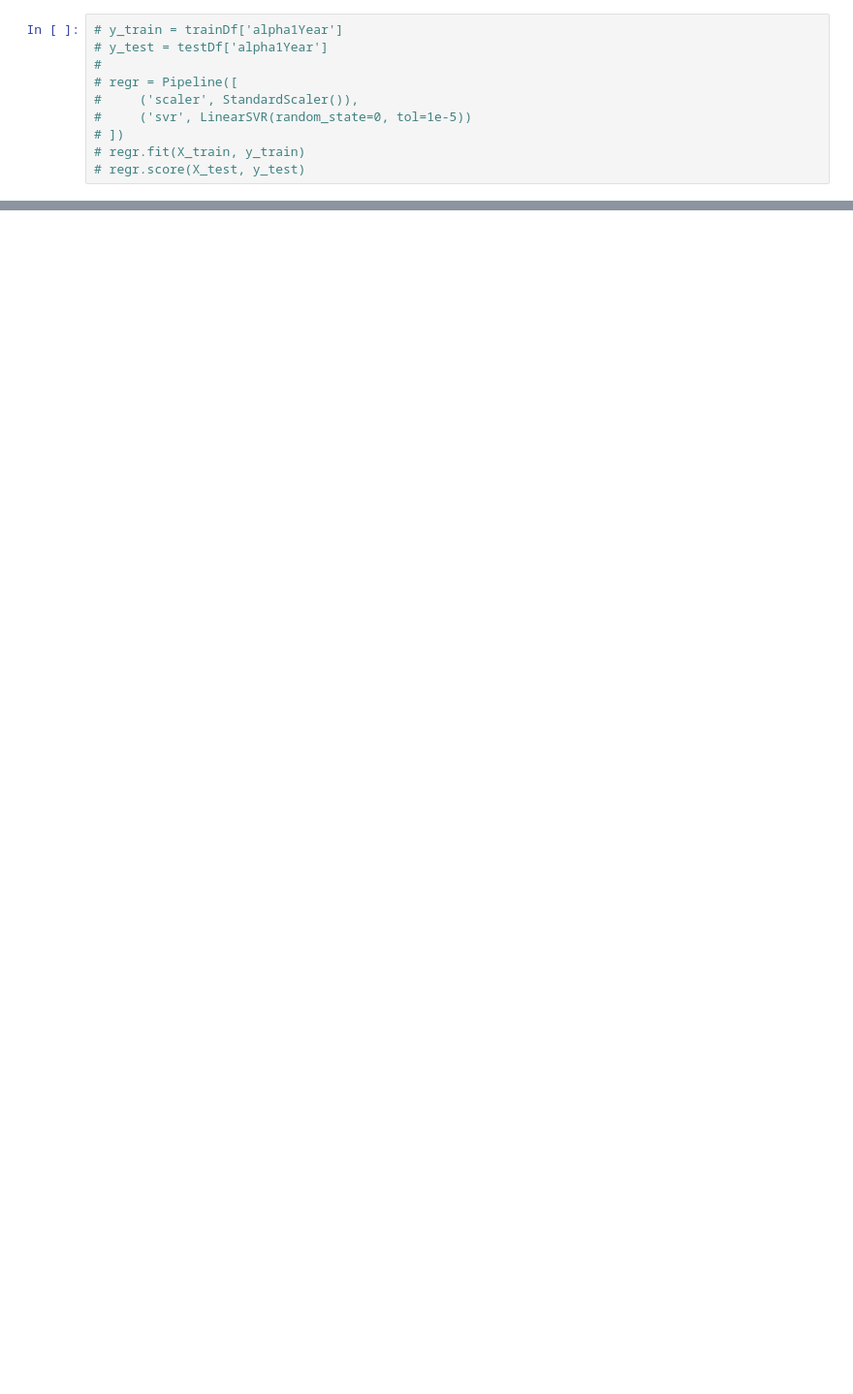
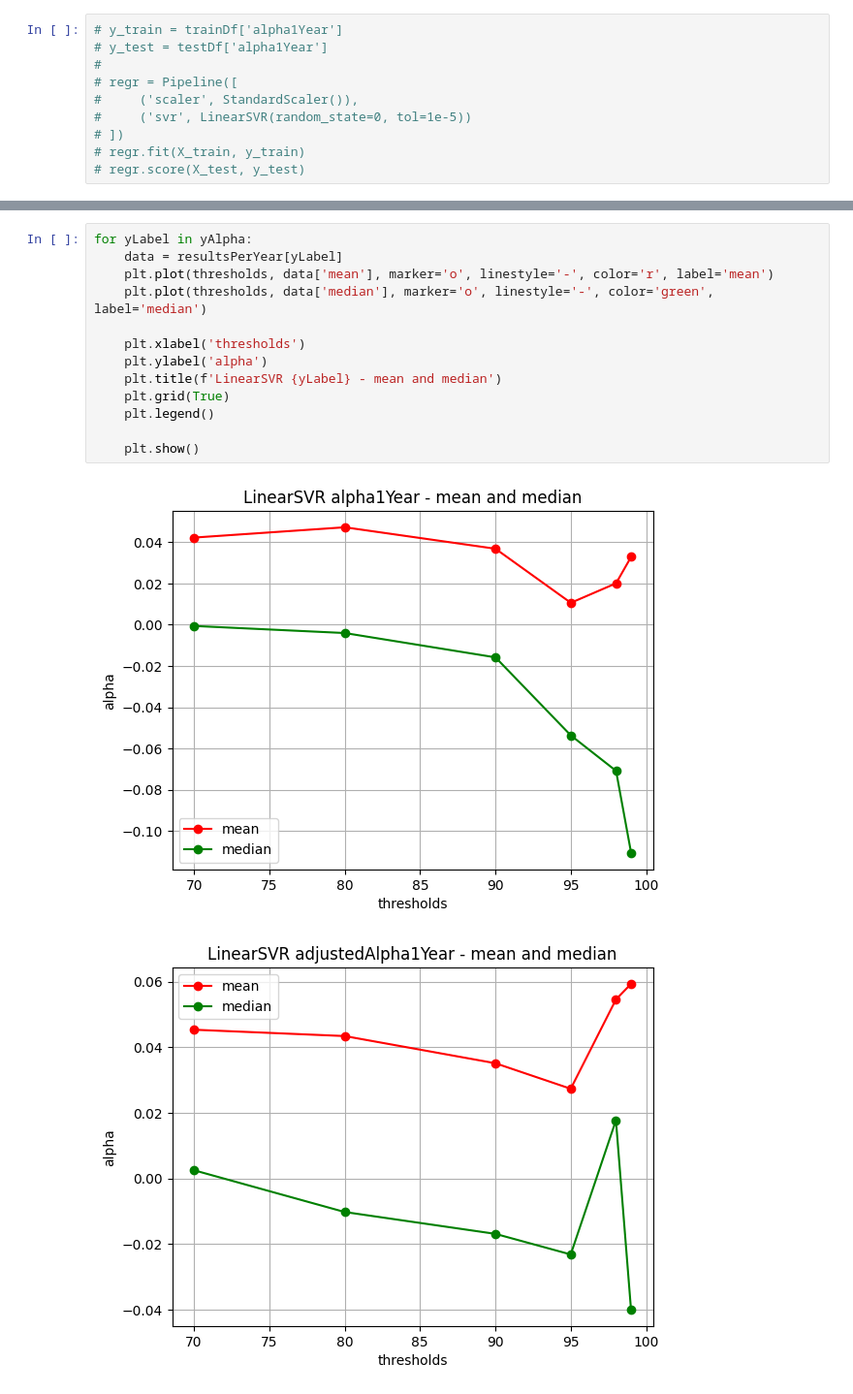
Before and after one commit to danielPaszek/masters-thesis-stocks, a Jupyter notebook: analysis/svr_learning.ipynb, the cells around one changed output, grey strips where cells are left out. Shown at 97% size. Cells and saved outputs as stored; diff of their text form; blank space fills up the shorter version.

```diff
--- a/analysis/svr_learning.ipynb
+++ b/analysis/svr_learning.ipynb
@@ -112,0 +238,16 @@ Fitting 3 folds for each of 36 candidates, totalling 108 fits
+# %%
+for yLabel in yAlpha:
+    data = resultsPerYear[yLabel]
+    plt.plot(thresholds, data['mean'], marker='o', linestyle='-', color='r', label='mean')
+    plt.plot(thresholds, data['median'], marker='o', linestyle='-', color='green', label='median')
+
+    plt.xlabel('thresholds')
+    plt.ylabel('alpha')
+    plt.title(f'LinearSVR {yLabel} - mean and median')
+    plt.grid(True)
+    plt.legend()
+
+    plt.show()
+# %% [output]
+[figure, added]
+[figure, added]
```
Also changed, not shown: parts of 9 cells of this notebook, 12 other files.
